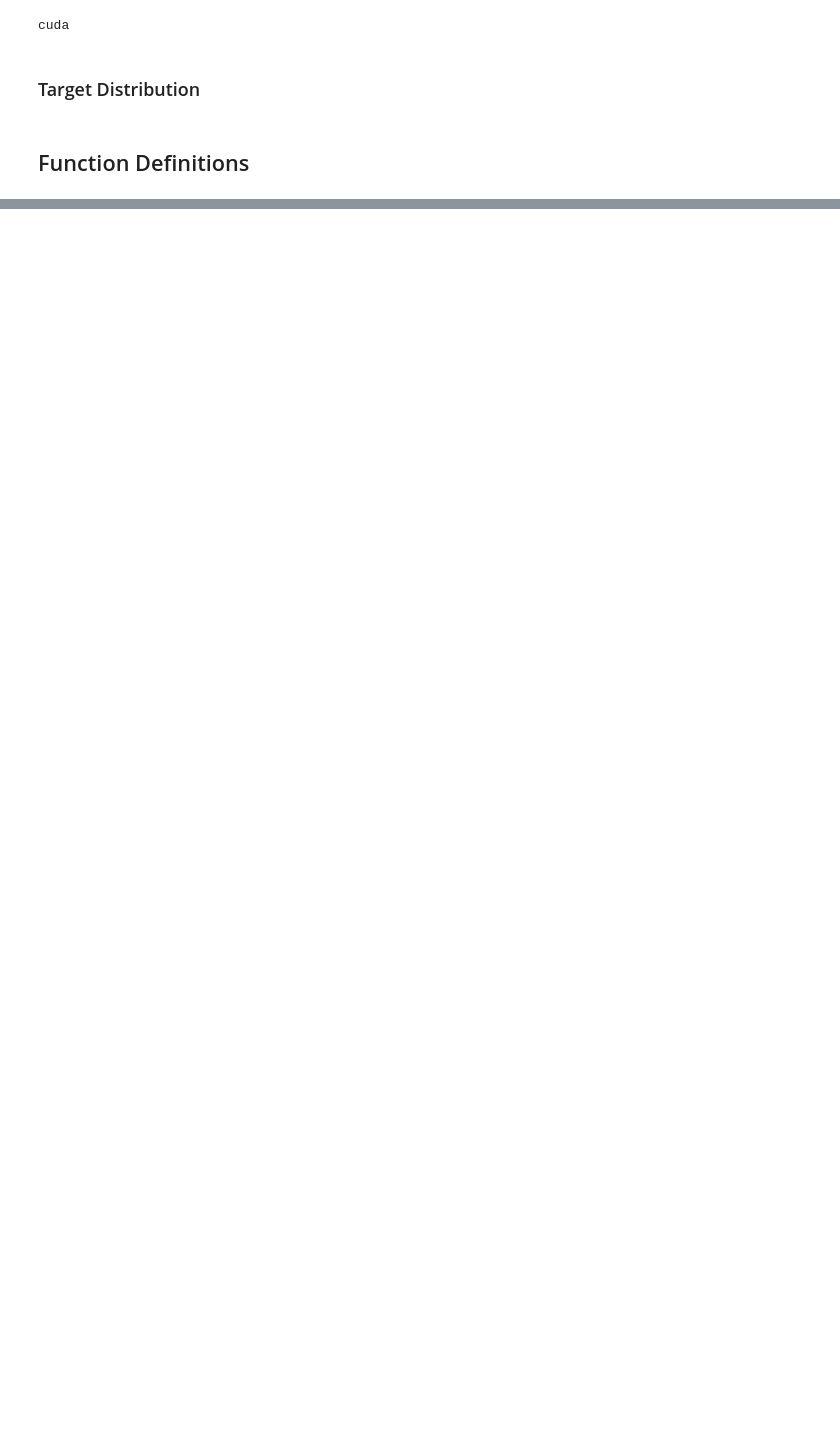
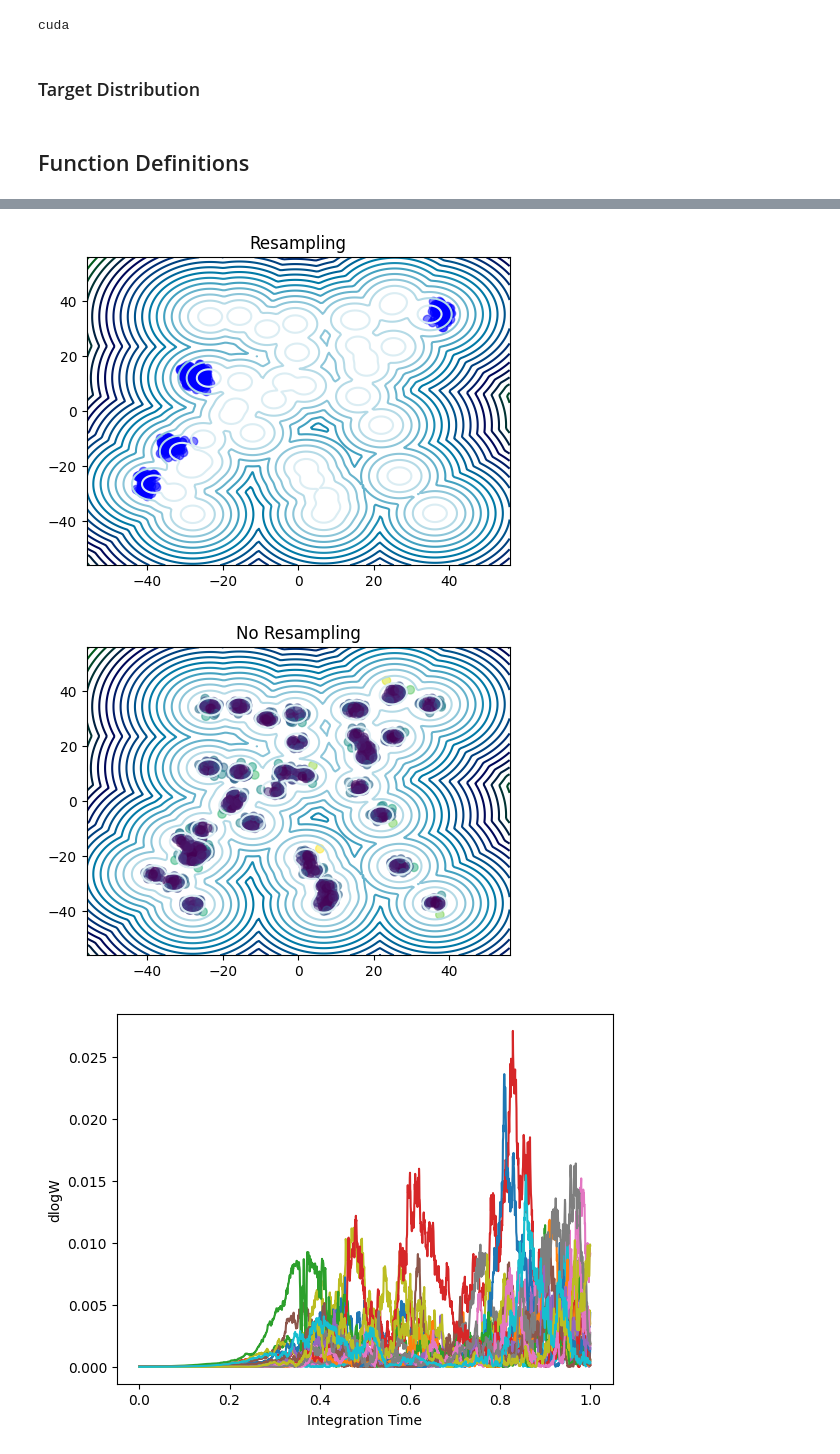
Before and after one commit to taraak/pita, a Jupyter notebook: runner/notebooks/gmm_temp_annealed_v3_true.ipynb, the cells around one changed output, grey strips where cells are left out. Drawn from its saved outputs; the diff is of its cells as text; code cells hidden in the pictures; blank space fills up the shorter version.

```diff
--- a/runner/notebooks/gmm_temp_annealed_v3_true.ipynb
+++ b/runner/notebooks/gmm_temp_annealed_v3_true.ipynb
@@ -294,0 +236,44 @@ def reward_matching_loss(estimator,
+# %%
+# for plotting
+
+num_int_steps = 2000
+
+ve_reverse_sde = VEReverse_coupled(noise_schedule)
+num_samples = 1000
+prior_samples = prior.sample(num_samples)
+annealed_prior_samples = annealed_prior.sample(num_samples)
+samples_resampled, _ = generate_samples_weighted(ve_reverse_sde, t_span=(0, 1), samples=annealed_prior_samples,
+                                                 num_integration_steps=num_int_steps,
+                                                 resampling_interval=1,
+                                                 inverse_temperature=inverse_temperature)
+target.get_dataset_fig(target.unnormalize(samples_resampled), T=inverse_temperature,
+                       title="Resampling")
+plt.show()
+
+samples_not_resampled, log_weights = generate_samples_weighted(ve_reverse_sde, t_span=(0, 1), samples=annealed_prior_samples,
+                                                               num_integration_steps=num_int_steps,
+                                                               resampling_interval=num_int_steps+1,
+                                                               inverse_temperature=inverse_temperature)
+target.get_dataset_fig(target.unnormalize(samples_not_resampled), T=inverse_temperature, color=log_weights.cpu()[-1],
+                       title="No Resampling")
+plt.show()
+plt.plot(torch.linspace(1, 0, num_int_steps), log_weights.cpu().detach().numpy()[:, :20])
+plt.xlabel("Integration Time")
+plt.ylabel("dlogW")
+plt.show()
+
+
+# Generate samples at high temprature
+# ve_reverse_sde = VEReverse_coupled(noise_schedule)
+# samples_hightemp, _ = generate_samples_weighted(ve_reverse_sde, t_span=(0, 1), num_integration_steps=num_int_steps,
+#                                                 resampling_interval=None, num_samples=num_samples, inverse_temperature=1.0,
+#                                                 samples=prior_samples)
+# samples_energy = target(samples_hightemp)
+# target.get_dataset_fig(target.unnormalize(samples_hightemp), T=1.0, title=f"Temperature {temperature}")
+# samples_hightemp_unnorm = target.unnormalize(samples_hightemp).detach().cpu().numpy()
+# plt.scatter(samples_hightemp_unnorm[:, 0], samples_hightemp_unnorm[:, 1], s=3)
+plt.show()
+# %% [output]
+[figure, added]
+[figure, added]
+[figure, added]
```
Also changed, not shown: parts of 22 cells of this notebook.
